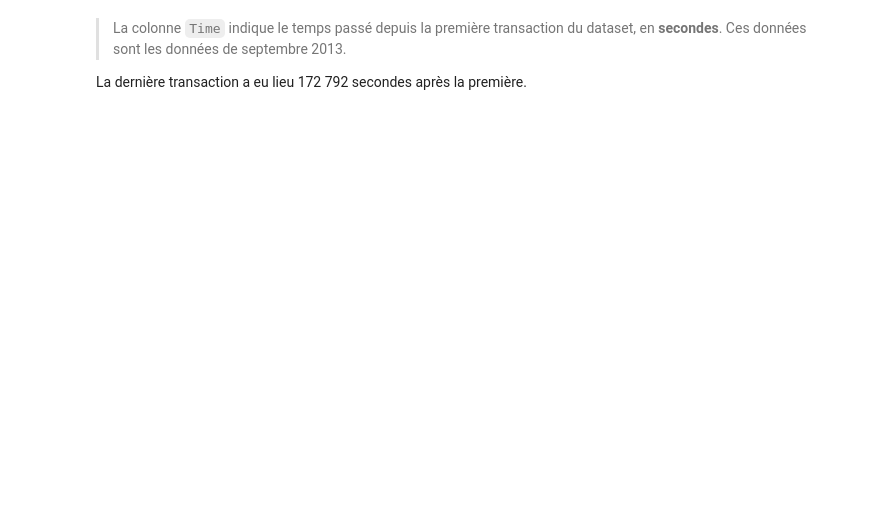
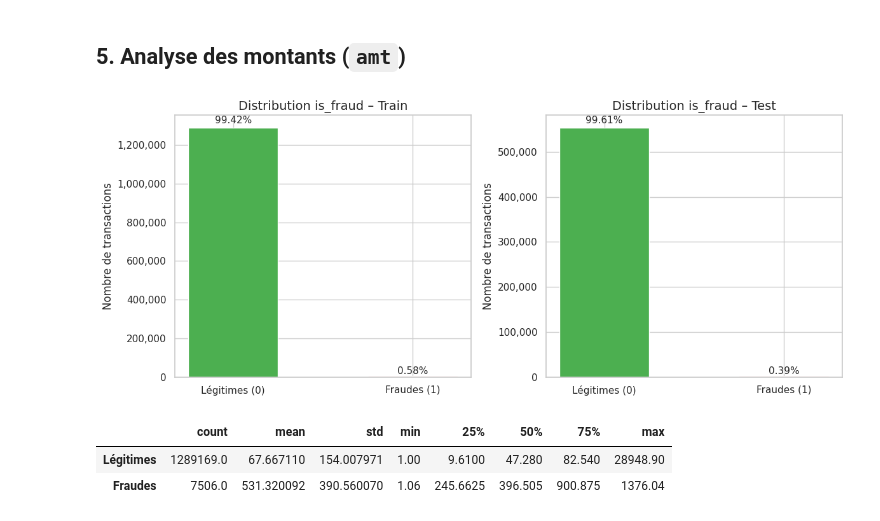
Before and after one commit to pberecoechea/pfe-fraud-detection, a Jupyter notebook: ml/dataset_1.ipynb, the cells around one changed output. Cells and saved outputs as stored; diff of their text form; code cells hidden in the pictures; blank space fills up the shorter version.

```diff
--- a/ml/dataset_1.ipynb
+++ b/ml/dataset_1.ipynb
@@ -17,2 +34,11 @@ Les seules colonnes non transformées sont :
 # %%
 import pandas as pd
+import numpy as np
+import matplotlib.pyplot as plt
+import matplotlib.ticker as mticker
+import seaborn as sns
+
+sns.set_theme(style="whitegrid", palette="Set2")
+plt.rcParams["figure.figsize"] = (12, 5)
+plt.rcParams["axes.titlesize"] = 14
+print("Librairies importées.")
@@ -66,4 +149,30 @@ last_time_s = int(df_reduced["Time"].tail(1).iloc[0])
-# %% [markdown]
-> La colonne `Time` indique le temps passé depuis la première transaction du dataset, en **secondes**. Ces données sont les données de septembre 2013.
-
-La dernière transaction a eu lieu 172 792 secondes après la première.
+# %% [markdown]
+## 5. Analyse des montants (`amt`)
+# %%
+fig, axes = plt.subplots(1, 2, figsize=(12, 5))
+labels = ["Légitimes (0)", "Fraudes (1)"]
+
+for ax, (df, name) in zip(axes, [(train, "Train"), (test, "Test")]):
+    counts = df["is_fraud"].value_counts().sort_index()
+    bars = ax.bar(labels, counts, color=["#4caf50", "#f44336"], edgecolor="white", width=0.5)
+    ax.set_title(f"Distribution is_fraud – {name}")
+    ax.set_ylabel("Nombre de transactions")
+    ax.yaxis.set_major_formatter(mticker.FuncFormatter(lambda x, _: f"{int(x):,}"))
+    for bar in bars:
+        pct = bar.get_height() / counts.sum() * 100
+        ax.text(bar.get_x() + bar.get_width() / 2, bar.get_height() * 1.01,
+                f"{pct:.2f}%", ha="center", va="bottom", fontsize=11)
+
+plt.tight_layout()
+plt.show()
+# %% [output]
+[figure, added]
+# %%
+# Statistiques de montant : légitimes vs fraudes (train)
+amt_stats = train.groupby("is_fraud")["amt"].describe()
+amt_stats.index = ["Légitimes", "Fraudes"]
+amt_stats
+# %% [output]
+|  | count | mean | std | min | 25% | 50% | 75% | max |
+| Légitimes | 1289169.0 | 67.667110 | 154.007971 | 1.00 | 9.6100 | 47.280 | 82.540 | 28948.90 |
+| Fraudes | 7506.0 | 531.320092 | 390.560070 | 1.06 | 245.6625 | 396.505 | 900.875 | 1376.04 |
```
Also changed, not shown: parts of 30 cells of this notebook, 1 other file.
